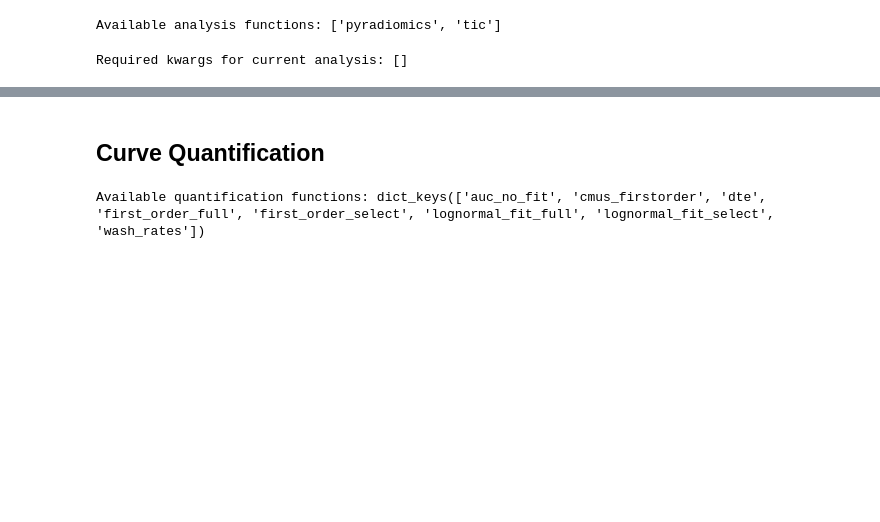
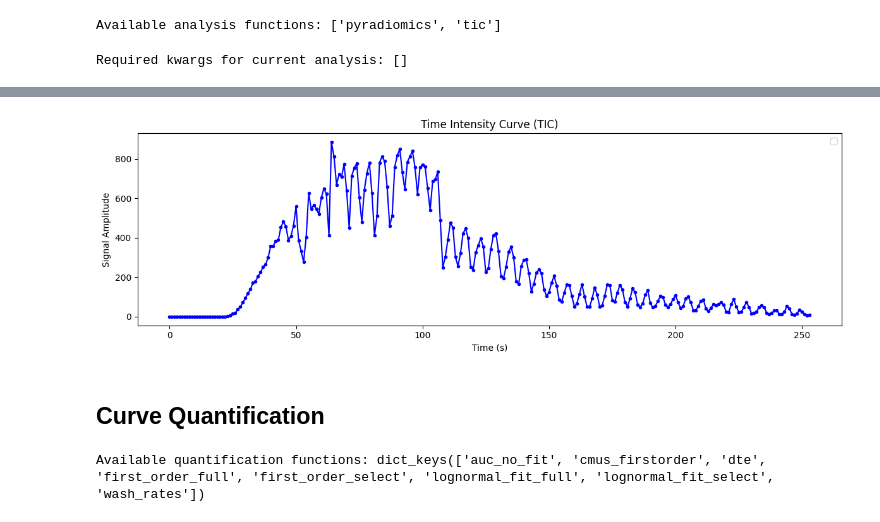
Before and after one commit to TUL-Dev/QuantUS-Plugins-CEUS, a Jupyter notebook: China_Data/curve_quantification_2.ipynb, the cells around one changed output, grey strips where cells are left out. Cells and saved outputs as stored; diff of their text form; code cells hidden in the pictures; blank space fills up the shorter version.

```diff
--- a/China_Data/curve_quantification_2.ipynb
+++ b/China_Data/curve_quantification_2.ipynb
@@ -22,7 +22,7 @@ Available scan loaders: ['avi', 'nifti', 'custom_dicom', 'mp4']
 # %%
 scan_type = 'nifti'
 
-scan_path = '/Users/samantha/Desktop/tul/china data/p34/new_v2/CEUS-26285-2.nii.gz'
+scan_path = '/Users/samantha/Desktop/tul/china data/p9/new_v2/CEUS-24728 S7-2.nii.gz'
 scan_loader_kwargs = {
     'transpose': False,
 }
@@ -43,7 +43,7 @@ Available segmentation loaders: ['nifti', 'load_bolus_mask']
 # %%
 seg_type = 'nifti'
 
-seg_path = '/Users/samantha/Desktop/tul/china data/p34/new_v2/manual_vois/v2_necrosis_removed.nii.gz'
+seg_path = '/Users/samantha/Desktop/tul/china data/p9/new_v2/v2_voi.nii.gz'
 seg_loader_kwargs = {}
 # %%
 from src.entrypoints import seg_loading_step
@@ -81,7 +81,7 @@ analysis_kwargs = {
     'ax_vox_ovrlp': 50,
     'sag_vox_ovrlp': 50,
     'cor_vox_ovrlp': 50,
-    'ax_vox_len': 20.0,
-    'sag_vox_len': 20.0,
-    'cor_vox_len': 20.0,
+    'ax_vox_len': 5.0,
+    'sag_vox_len': 5.0,
+    'cor_vox_len': 5.0,
 }
@@ -96,7 +148,10 @@ import numpy as np
 img = image_data.intensities_for_analysis
 mask = seg_data.seg_mask
 
-# Recompute TIC to match GUI
+voxel_vol = float(np.prod(image_data.pixdim))
+num_voxels = int(np.sum(mask > 0))
+
+# Log-linearize to match GUI (exp(pixel / 24.09) per voxel, then mean)
 tic = []
 for t in range(img.shape[3]):
     frame = img[:, :, :, t]
@@ -110,5 +165,18 @@ if np.any(tic < 0):
 else:
     tic = tic - np.min(tic)
 
-# Replace the TIC in the analysis object
+tic_vol = tic * voxel_vol * num_voxels
+
+print(f"pixdim: {image_data.pixdim}")
+print(f"voxel_vol: {voxel_vol:.6f} mm³")
+print(f"num_voxels: {num_voxels:,}")
+print(f"voxelscale (voxel_vol * num_voxels): {voxel_vol * num_voxels:.2f} mm³")
+print(f"max(tic): {np.max(tic):.4f}")
+print(f"max(tic_vol): {np.max(tic_vol):.4f}")
+print(f"ratio max(tic_vol)/max(tic): {np.max(tic_vol)/np.max(tic):.2f}")
+
+# Replace the TIC in the analysis object (restore full time array)
 analysis_obj.curves[0]['TIC'] = list(tic)
+analysis_obj.curves[0]['TIC_vol'] = list(tic_vol)
+fps = image_data.frame_rate if np.isfinite(image_data.frame_rate) else 1.0
+analysis_obj.time_arr = np.arange(img.shape[3]) * fps
@@ -115,3 +191,18 @@ analysis_obj.curves[0]['TIC'] = list(tic)
+# %%
+import matplotlib.pyplot as plt
+
+time_arr = analysis_obj.time_arr
+
+fig, ax = plt.subplots(figsize=(12, 4))
+ax.plot(time_arr, tic, 'b-o', markersize=3)
+ax.set_xlabel('Time (s)')
+ax.set_ylabel('Signal Amplitude')
+ax.set_title('Time Intensity Curve (TIC)')
+ax.legend()
+plt.tight_layout()
+plt.show()
+# %% [output]
+[figure, added]
 # %% [markdown]
 ## Curve Quantification
 # %%
```
Also changed, not shown: parts of 6 cells of this notebook, 10 other files.
